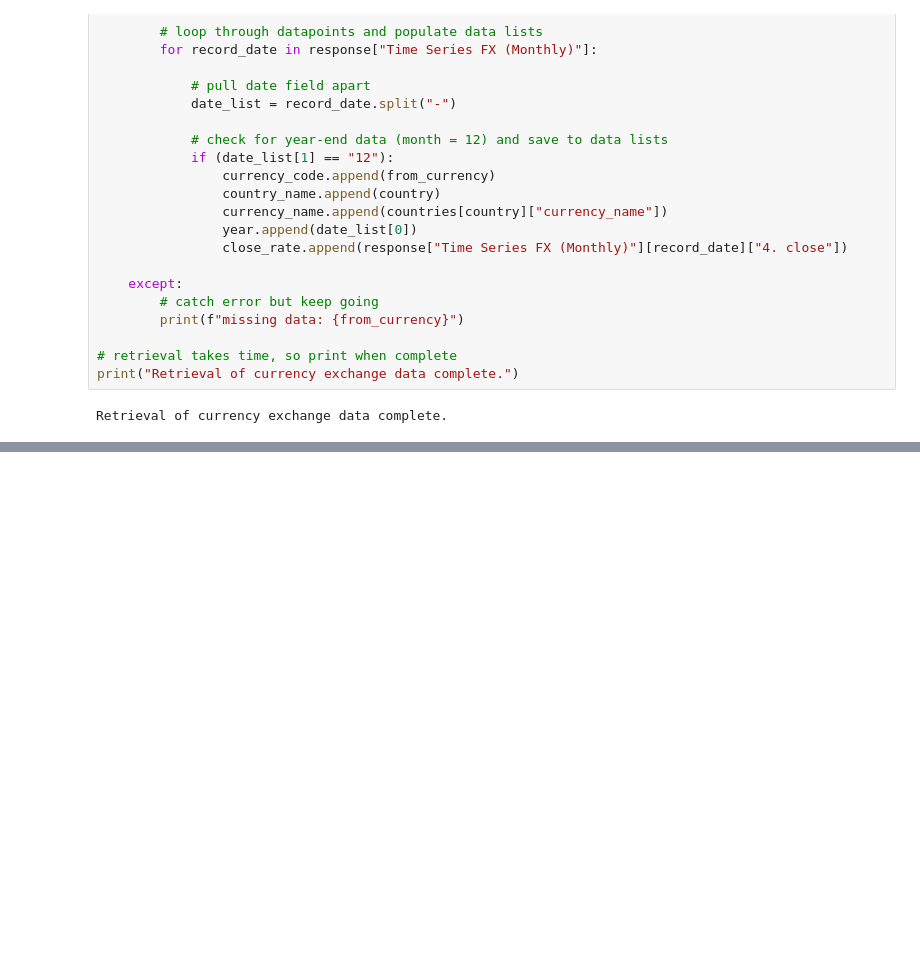
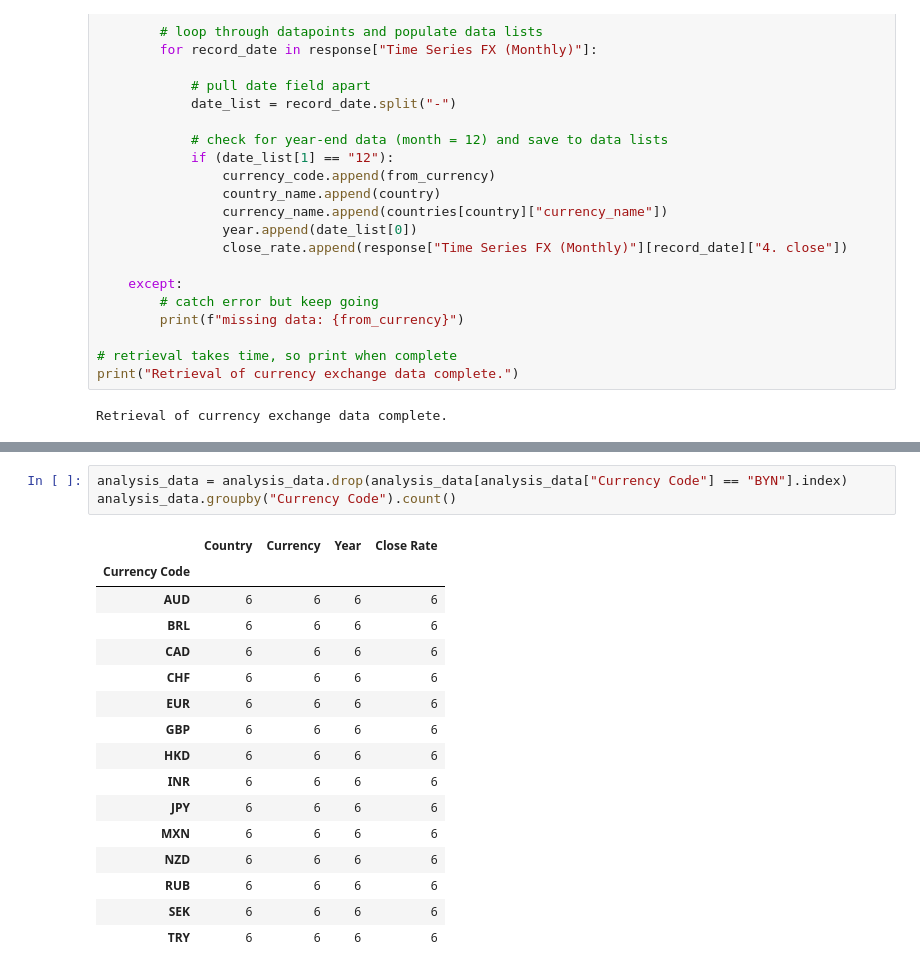
Before and after one commit to kmspitzer/Exchange-Rate-Project, a Jupyter notebook: ExchangeRate.ipynb, the cells around one changed output, grey strips where cells are left out. Cells and saved outputs as stored; diff of their text form; blank space fills up the shorter version.

```diff
--- a/ExchangeRate.ipynb
+++ b/ExchangeRate.ipynb
@@ -101,5 +101,25 @@ analysis_data.groupby("currency_code").count()
 | RUB | 6 | 6 | 6 | 6 |
 | SEK | 6 | 6 | 6 | 6 |
 | TRY | 6 | 6 | 6 | 6 |
+# %%
+analysis_data = analysis_data.drop(analysis_data[analysis_data["Currency Code"] == "BYN"].index)
+analysis_data.groupby("Currency Code").count()
+# %% [output]
+|  | Country | Currency | Year | Close Rate |
+| Currency Code |  |  |  |  |
+| AUD | 6 | 6 | 6 | 6 |
+| BRL | 6 | 6 | 6 | 6 |
+| CAD | 6 | 6 | 6 | 6 |
+| CHF | 6 | 6 | 6 | 6 |
+| EUR | 6 | 6 | 6 | 6 |
+| GBP | 6 | 6 | 6 | 6 |
+| HKD | 6 | 6 | 6 | 6 |
+| INR | 6 | 6 | 6 | 6 |
+| JPY | 6 | 6 | 6 | 6 |
+| MXN | 6 | 6 | 6 | 6 |
+| NZD | 6 | 6 | 6 | 6 |
+| RUB | 6 | 6 | 6 | 6 |
+| SEK | 6 | 6 | 6 | 6 |
+| TRY | 6 | 6 | 6 | 6 |
 # %%
 # sort dataframe by currency and year
```
Also changed, not shown: parts of 3 cells of this notebook, 37 other files.
